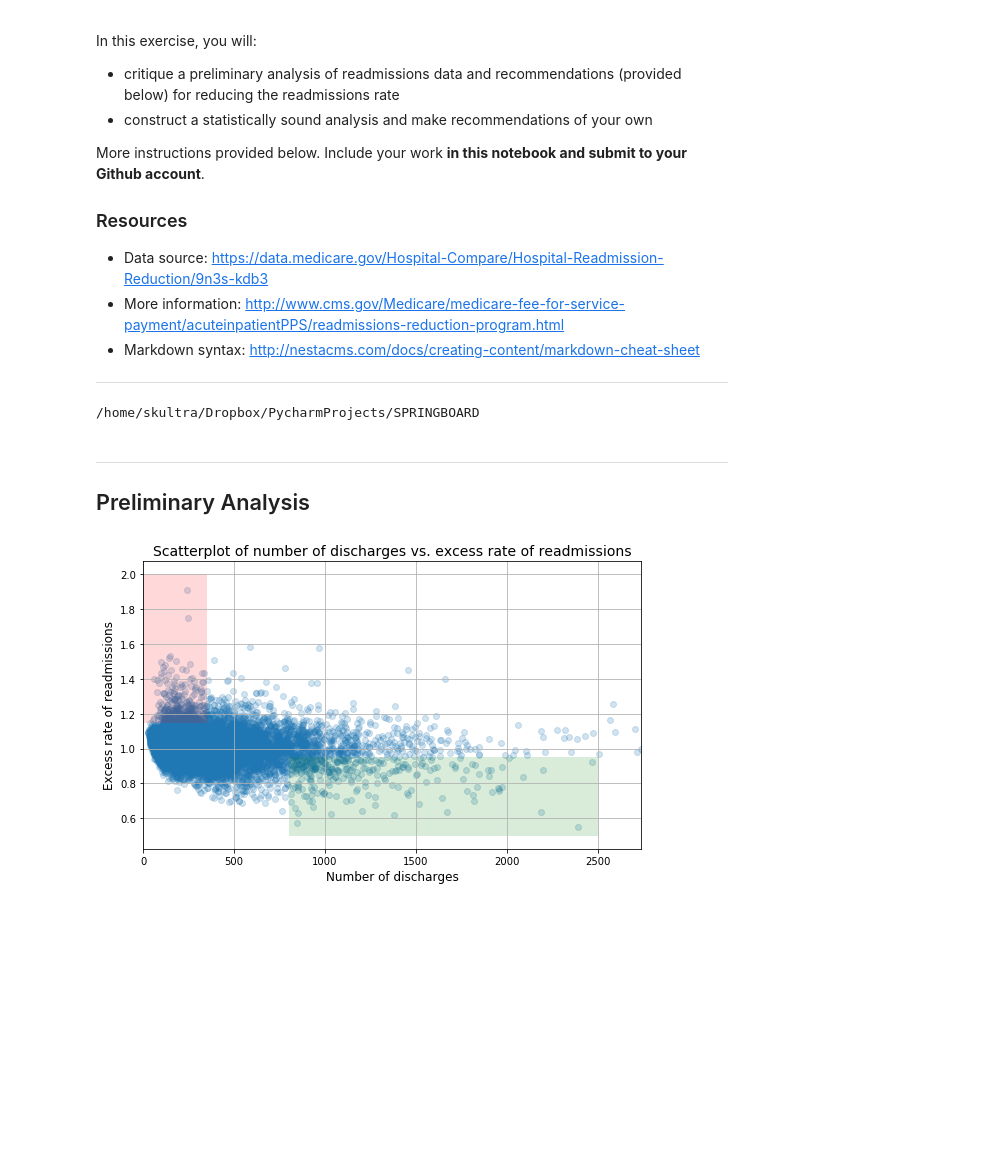
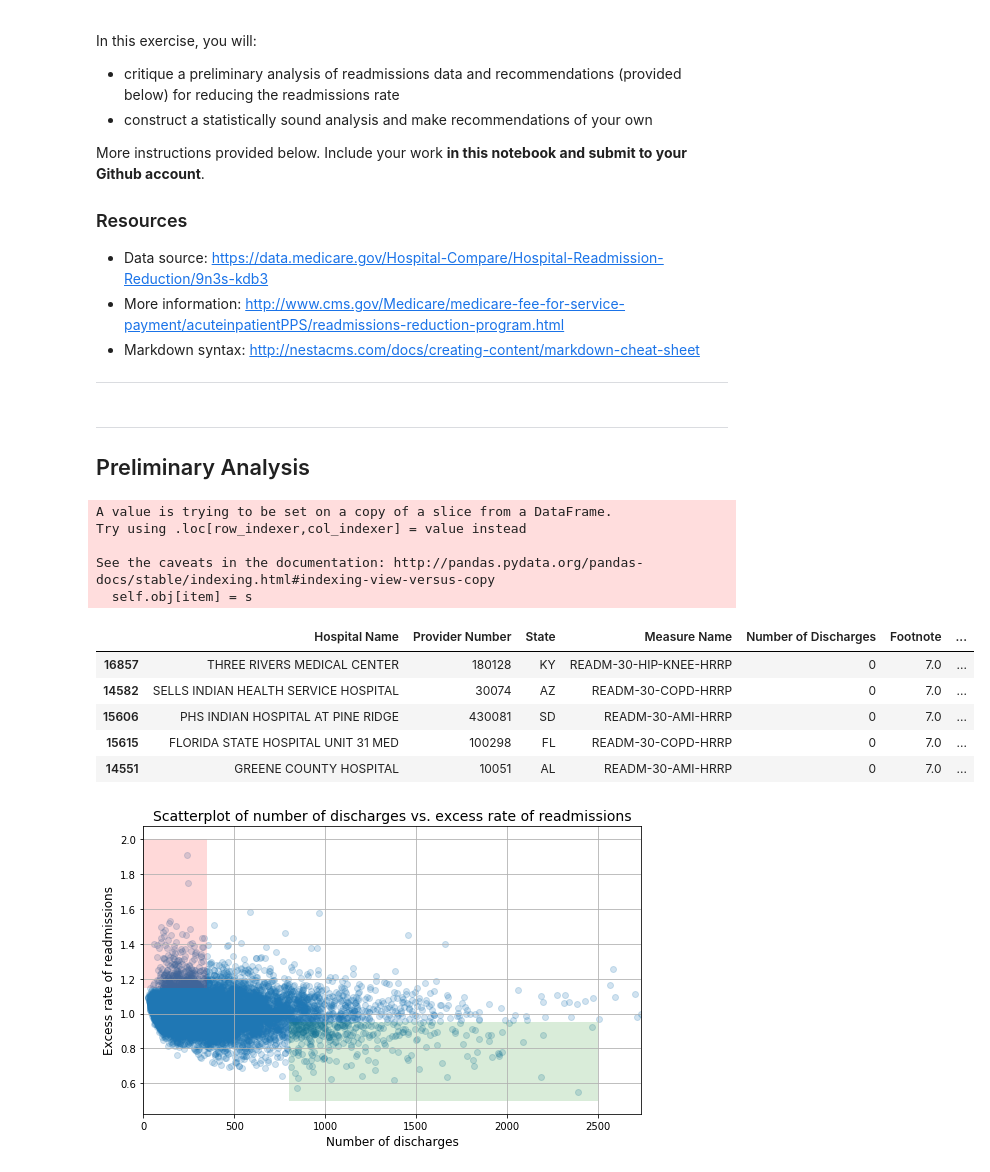
Before and after one commit to leenpaws/Springboard, a Jupyter notebook: hospital_readmit/sliderule_dsi_inferential_statistics_exercise_3.ipynb, the cells around one changed output. Cells and saved outputs as stored; diff of their text form; code cells hidden in the pictures; blank space fills up the shorter version.

```diff
--- a/hospital_readmit/sliderule_dsi_inferential_statistics_exercise_3.ipynb
+++ b/hospital_readmit/sliderule_dsi_inferential_statistics_exercise_3.ipynb
@@ -19,18 +19,13 @@ More instructions provided below. Include your work **in this notebook and submi
 ****
 # %%
 %matplotlib inline
-import os
-cwd = os.getcwd()
 import sys
 import pandas as pd
 import numpy as np
 import matplotlib.pyplot as plt
 import bokeh.plotting as bkp
+import scipy.stats as stats
 from mpl_toolkits.axes_grid1 import make_axes_locatable
-
-print cwd
-# %% [output]
-/home/skultra/Dropbox/PycharmProjects/SPRINGBOARD
 # %%
 # read in readmissions data provided
 hospital_read_df = pd.read_csv('hospital_readmit/data/cms_hospital_readmissions.csv')
@@ -40,8 +35,22 @@ hospital_read_df = pd.read_csv('hospital_readmit/data/cms_hospital_readmissions.
 # %%
 # deal with missing and inconvenient portions of data
 clean_hospital_read_df = hospital_read_df[hospital_read_df['Number of Discharges'] != 'Not Available']
 clean_hospital_read_df.loc[:, 'Number of Discharges'] = clean_hospital_read_df['Number of Discharges'].astype(int)
+#clean_hospital_read_df = hospital_read_df[hospital_read_df['Excess Readmission Ratio'] != 'NaN']
 clean_hospital_read_df = clean_hospital_read_df.sort_values('Number of Discharges')
+clean_hospital_read_df.head()
+# %% [output]
+A value is trying to be set on a copy of a slice from a DataFrame.
+Try using .loc[row_indexer,col_indexer] = value instead
+
+See the caveats in the documentation: http://pandas.pydata.org/pandas-docs/stable/indexing.html#indexing-view-versus-copy
+  self.obj[item] = s
+|  | Hospital Name | Provider Number | State | Measure Name | Number of Discharges | Footnote | ... |
+| 16857 | THREE RIVERS MEDICAL CENTER | 180128 | KY | READM-30-HIP-KNEE-HRRP | 0 | 7.0 | ... |
+| 14582 | SELLS INDIAN HEALTH SERVICE HOSPITAL | 30074 | AZ | READM-30-COPD-HRRP | 0 | 7.0 | ... |
+| 15606 | PHS INDIAN HOSPITAL AT PINE RIDGE | 430081 | SD | READM-30-AMI-HRRP | 0 | 7.0 | ... |
+| 15615 | FLORIDA STATE HOSPITAL UNIT 31 MED | 100298 | FL | READM-30-COPD-HRRP | 0 | 7.0 | ... |
+| 14551 | GREENE COUNTY HOSPITAL | 10051 | AL | READM-30-AMI-HRRP | 0 | 7.0 | ... |
 # %%
 # generate a scatterplot for number of discharges vs. excess rate of readmissions
 # lists work better with matplotlib scatterplot function
```
Also changed, not shown: parts of 9 cells of this notebook.
